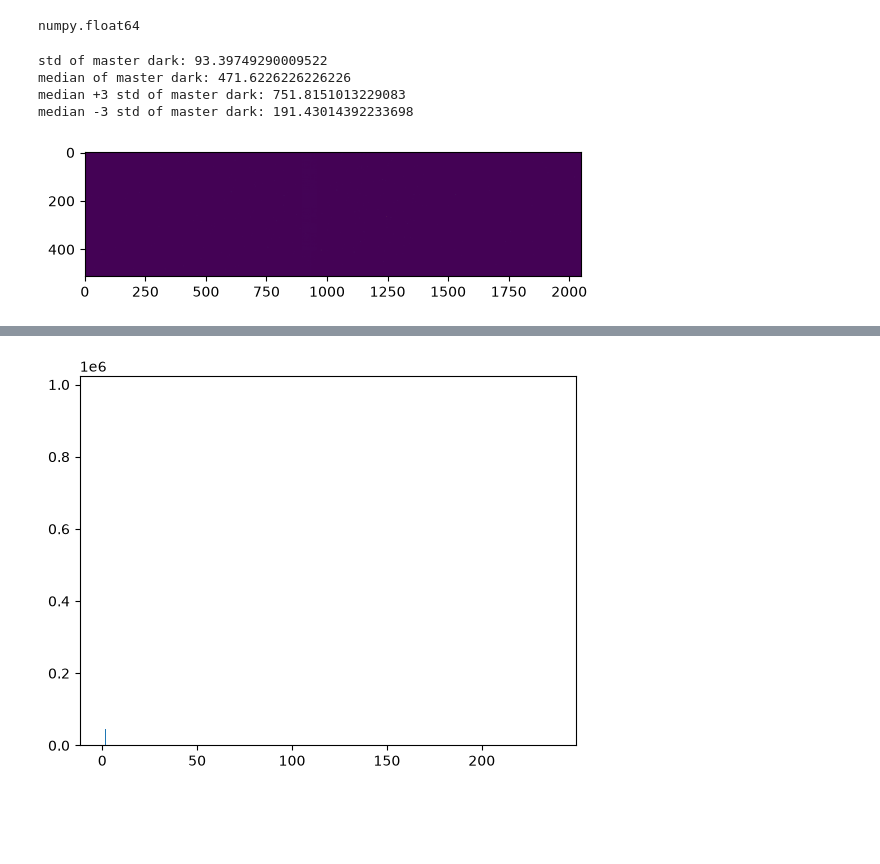
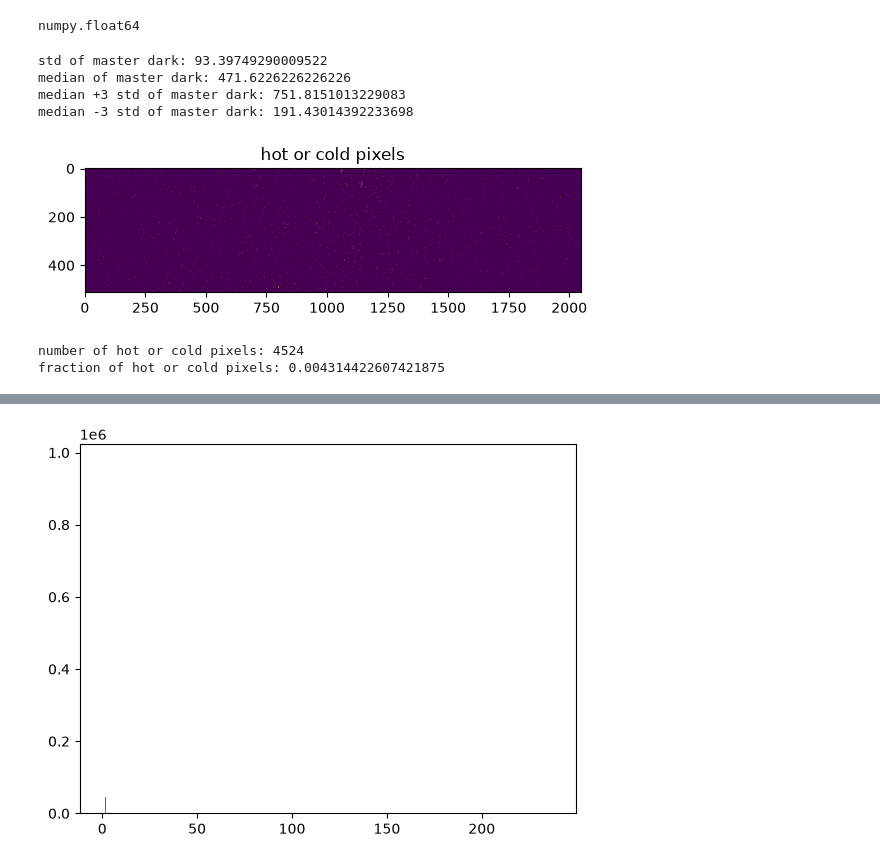
Before and after one commit to mwanakijiji/procyon_fizeau, a Jupyter notebook: dev_notebooks/make_dark.ipynb, the cells around one changed output, grey strips where cells are left out. Saved outputs shown, nothing was run; the diff lists cells and outputs as text; code cells hidden in the pictures; blank space fills up the shorter version.

```diff
--- a/dev_notebooks/make_dark.ipynb
+++ b/dev_notebooks/make_dark.ipynb
@@ -69,26 +69,38 @@ numpy.float64
 # %%
 # pixels with counts <three_sig_neg (~190) or >three_sig_pos (750) in the mean
 # %%
+# hot and cold pixels
+
 print('std of master dark:', np.std(master_dark))
 print('median of master dark:', np.median(master_dark))
 
 print('median +3 std of master dark:', np.median(master_dark) + 3 * np.std(master_dark))
 print('median -3 std of master dark:', np.median(master_dark) - 3 * np.std(master_dark))
 
 three_sig_pos = np.median(master_dark) + 3 * np.std(master_dark)
 three_sig_neg = np.median(master_dark) - 3 * np.std(master_dark)
+
+hot_cold_pixels = (master_dark < three_sig_neg) | (master_dark > three_sig_pos)
+
+plt.imshow(hot_cold_pixels)
+plt.title('hot or cold pixels')
+plt.show()
+
+print('number of hot or cold pixels:', np.sum(hot_cold_pixels))
+print('fraction of hot or cold pixels:', np.sum(hot_cold_pixels) / master_dark.size)
+
+# write as FITS file
+fits.writeto(stem_write + 'junk_hot_cold_pixels_procyon_2023B.fits', np.int16(hot_cold_pixels), overwrite=True)
 # %% [output]
 std of master dark: 93.39749290009522
 median of master dark: 471.6226226226226
 median +3 std of master dark: 751.8151013229083
 median -3 std of master dark: 191.43014392233698
+[figure, added]
+number of hot or cold pixels: 4524
+fraction of hot or cold pixels: 0.004314422607421875
 # %%
 stdev_all = np.std(cube_flat_slopes, axis=0)
 
 # write as FITS file
 fits.writeto(stem_write + 'junk_stdev_all_procyon_2023B.fits', stdev_all, overwrite=True)
-# %%
-plt.imshow(stdev_all)
-plt.show()
-# %% [output]
-[figure, removed]
```
Also changed, not shown: parts of 3 cells of this notebook, 19 other files.
